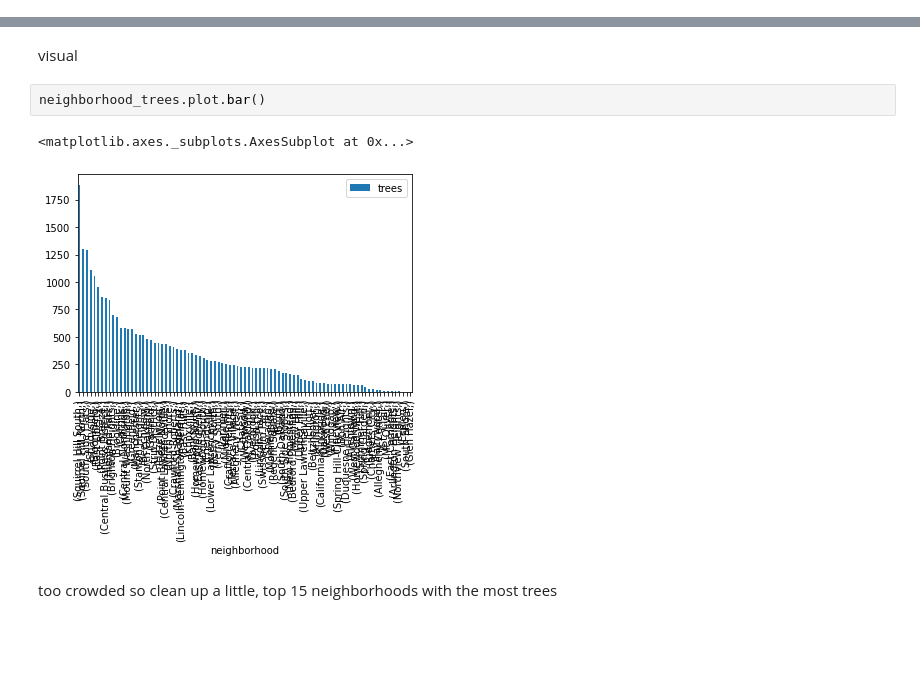
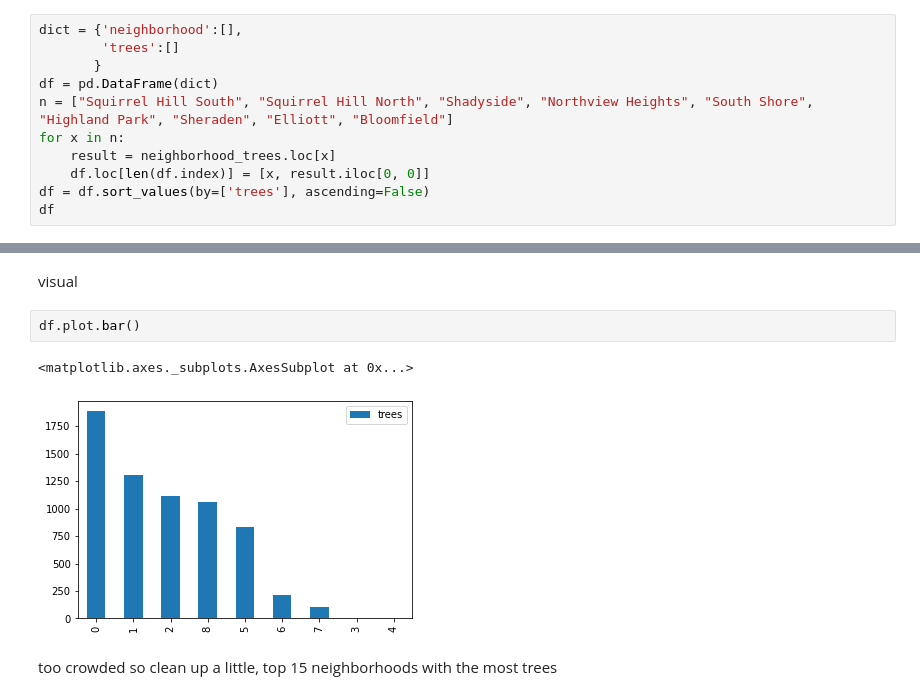
Before and after one commit to ALY48CS/Big-Ideas-Final-Project, a Jupyter notebook: ksl72-lab-1.ipynb, the cells around one changed output, grey strips where cells are left out. Drawn from its saved outputs; the diff is of its cells as text; blank space fills up the shorter version.

```diff
--- a/ksl72-lab-1.ipynb
+++ b/ksl72-lab-1.ipynb
@@ -71,3 +71,14 @@ neighborhood_trees
 | South Shore | 1 |
 | Glen Hazel | 1 |
 89 rows × 1 columns
+# %%
+dict = {'neighborhood':[],
+        'trees':[]
+       }
+df = pd.DataFrame(dict)
+n = ["Squirrel Hill South", "Squirrel Hill North", "Shadyside", "Northview Heights", "South Shore", "Highland Park", "Sheraden", "Elliott", "Bloomfield"]
+for x in n:
+    result = neighborhood_trees.loc[x]
+    df.loc[len(df.index)] = [x, result.iloc[0, 0]]
+df = df.sort_values(by=['trees'], ascending=False)
+df
@@ -74,9 +96,9 @@ neighborhood_trees
 # %% [markdown]
 visual
 # %%
-neighborhood_trees.plot.bar()
+df.plot.bar()
 # %% [output]
 <matplotlib.axes._subplots.AxesSubplot at 0x...>
-[figure, old version]
+[figure, new version]
 # %% [markdown]
 too crowded so clean up a little, top 15 neighborhoods with the most trees
```
Also changed, not shown: parts of 7 cells of this notebook.
